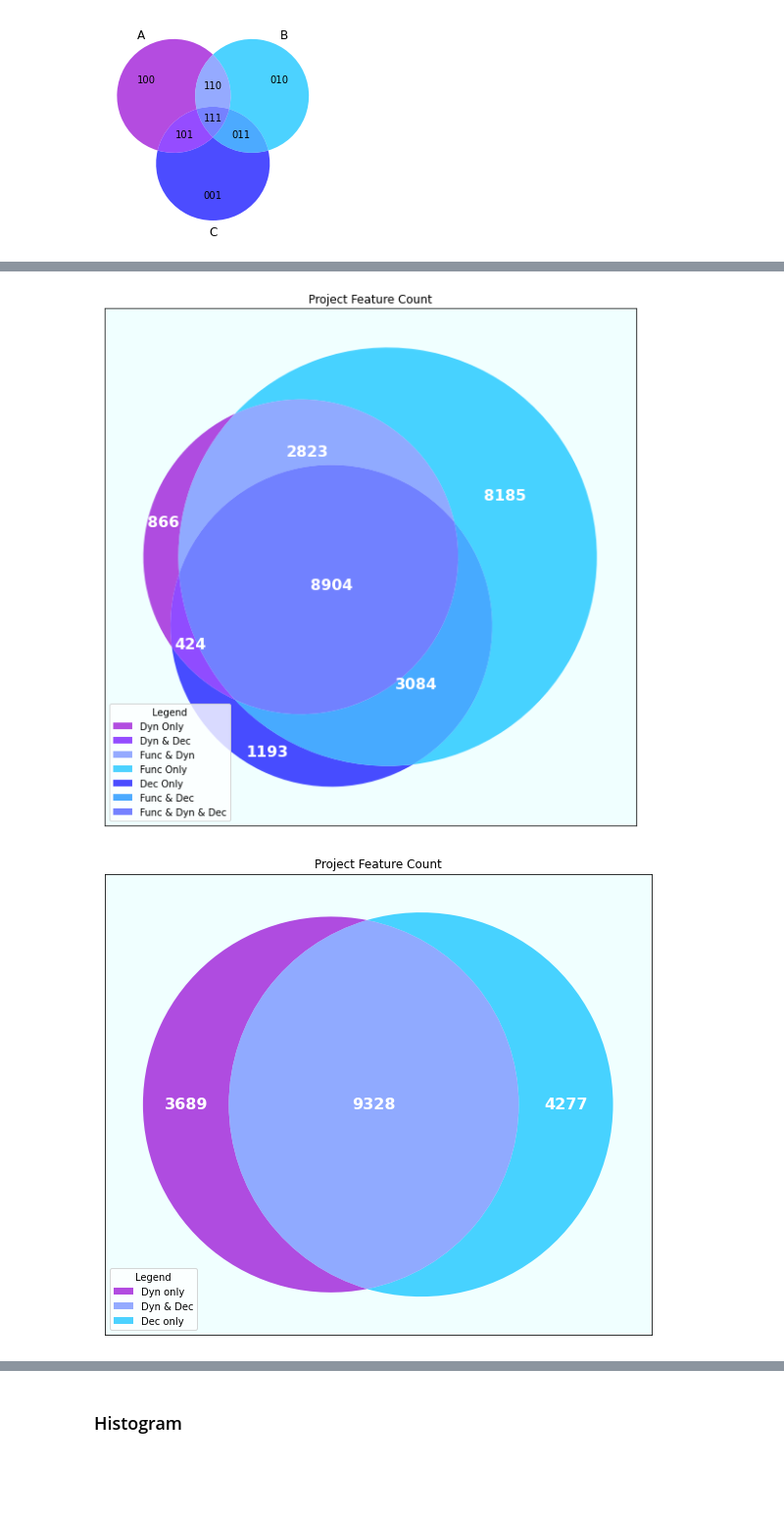
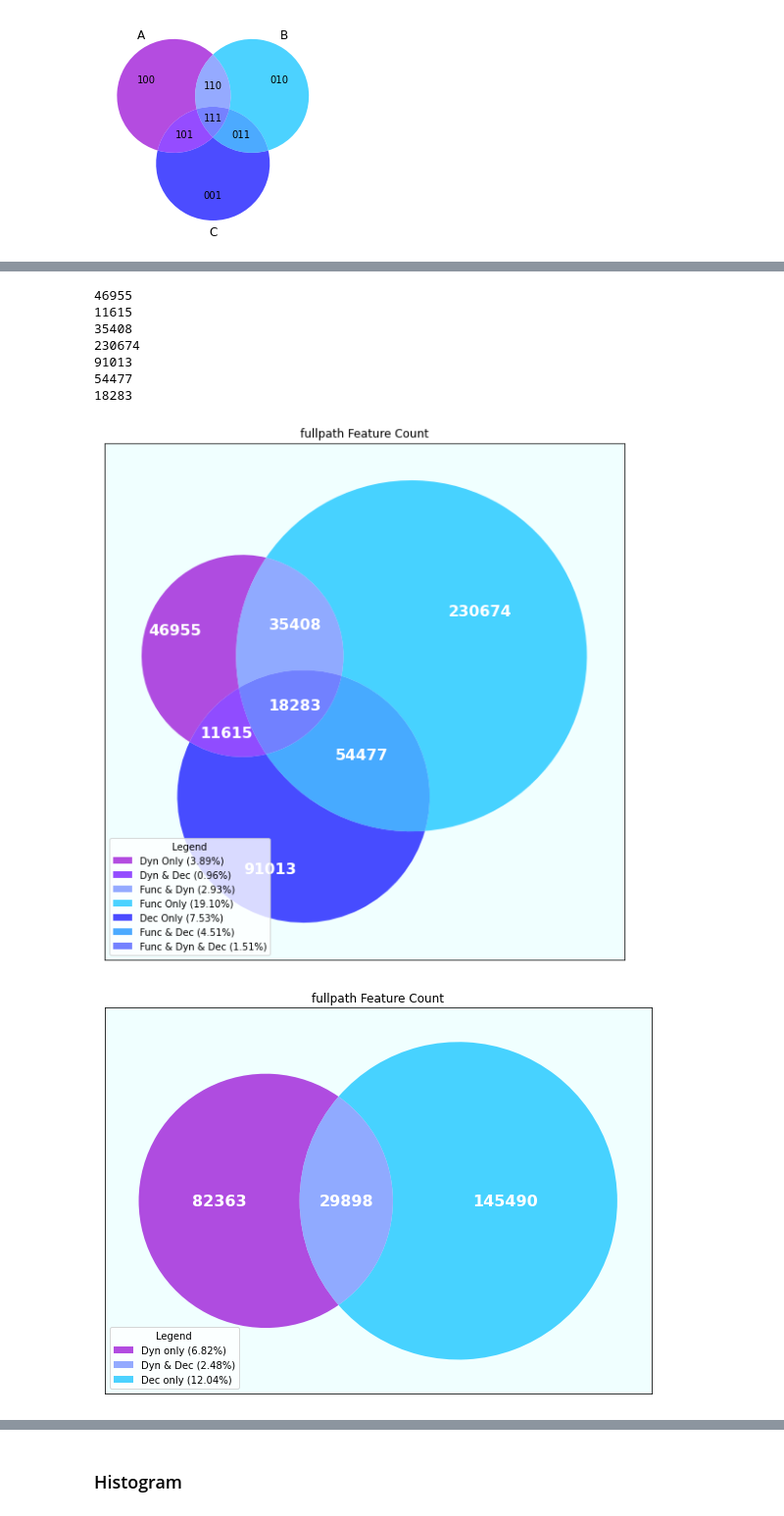
Before and after one commit to 2042Third/ast_analysis_python, a Jupyter notebook: scripts/plots.ipynb, the cells around one changed output, grey strips where cells are left out. Shown: that part at 98% size. Cells and saved outputs as stored; diff of their text form; code cells hidden in the pictures; blank space fills up the shorter version.

```diff
--- a/scripts/plots.ipynb
+++ b/scripts/plots.ipynb
@@ -10,9 +10,21 @@ from collections import Counter
 # %% [markdown]
 ### Van Diagram
 # %%
-for_="Project"
-ff="project"
-ext="proj"
+for_="fullpath"
+ff="overall"
+ext="2019"
+# ttl = 3094169
+# t = 3094169
+ttl = 1207912 # 2019
+t = 1207912 # 2019
+
+# po=30182 # org 2021
+# po=51493 # proj 2021
+# po=ttl # filewise 2021
+
+po=49456 # org 2019
+po=70826 # proj 2019
+po=ttl # filewise 2019
 
 dec_org_d = pd.read_csv('../outputs/{}/venn/venn_decorators_{}.csv'.format(ff,ext))
 dec_org = dec_org_d[[for_]]
@@ -54,8 +83,10 @@ for text in v.set_labels:
 
 id_labels = ['100', '101', '110', '010', '001', '011', '111']
 subset_labels=[v.get_label_by_id('110'),v.get_label_by_id('111'),v.get_label_by_id('011'),v.get_label_by_id('010')]
+# print(subset_labels)
 for i in id_labels:
   text = v.get_label_by_id(i)
+  print(text.get_text())
   text.set_color('white')
   text.set_fontsize(16)
   text.set_fontweight('bold')
@@ -64,6 +95,7 @@ h = []
 for i in set_ids:
     h.append(v.get_patch_by_id(i))
 l = ['Dyn Only','Dyn & Dec','Func & Dyn','Func Only','Dec Only','Func & Dec','Func & Dyn & Dec']
+l = [l[x]+" ("+"{:.2f}%".format(100*int(v.get_label_by_id(id_labels[x]).get_text())/po)+")" for x in range(len(l))]
 ax.legend(handles=h, labels=l, title="Legend",loc='lower left')
 
 plt.title("{} Feature Count".format(for_))
@@ -75,7 +107,14 @@ plt.gca().set_label('all files')
 plt.gca().set_axis_on()
 plt.show()
 # %% [output]
+46955
+11615
+35408
+230674
+91013
+54477
+18283
-[figure, old version]
+[figure, new version]
 # %%
 
 # print(dyn_set)
@@ -91,34 +130,36 @@ v = venn2(subsets=sets, set_labels=labels, alpha=0.7,set_colors=colors)
 # v = venn3([dyn_set, Functional, dec_set], ('Dynamic',  'Decorators'))
 i=0
 for text in v.set_labels:
   text.set_color(colors[i])
   i+=1
 subset_labels=[v.get_label_by_id('10'),v.get_label_by_id('11'),v.get_label_by_id('01')]
 for text in subset_labels:
   text.set_color('white')
   text.set_fontsize(16)
   text.set_fontweight('bold')
 set_ids=['10','11','01']
 h = []
 for i in set_ids:
     h.append(v.get_patch_by_id(i))
 l = ['Dyn only' , 'Dyn & Dec', 'Dec only']
+id_labels=['10','11','01']
+l = [l[x]+" ("+"{:.2f}%".format(100*int(v.get_label_by_id(id_labels[x]).get_text())/po)+")" for x in range(len(l))]
 ax.legend(handles=h, labels=l, title="Legend",loc='lower left')
 
 
 plt.title("{} Feature Count".format(for_))
 i = 0
 
 plt.gca().set_facecolor('azure')
 plt.gca().set_label('all files')
 
 # plt.gca().set_edgecolor('white')
 
 # plt.figure(linewidth=10, edgecolor="black", facecolor="white")
 plt.gca().set_axis_on()
 plt.show()
 # %% [output]
-[figure, old version]
+[figure, new version]
 # %%
 
 print(11916/len(dyn_set))
```
Also changed, not shown: parts of 14 cells of this notebook, 15 other files.
